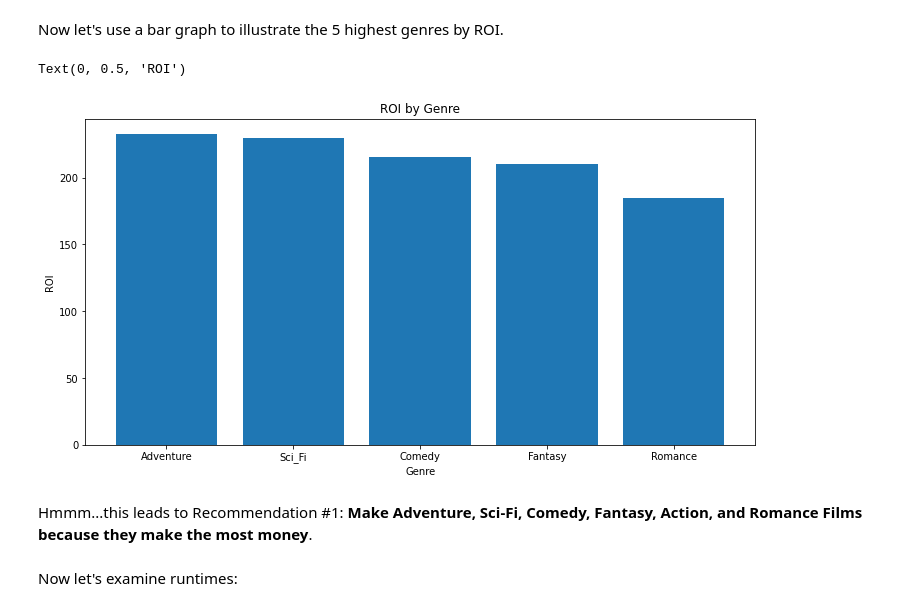
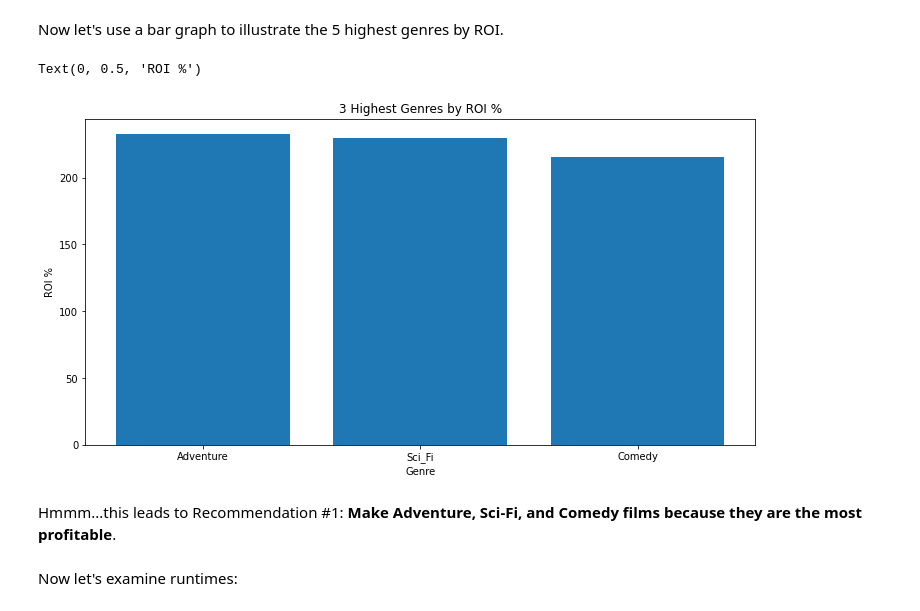
Before and after one commit to icapeli/icapeli-phase_1_project, a Jupyter notebook: phase_1_project.ipynb, the cells around one changed output. Cells and saved outputs as stored; diff of their text form; code cells hidden in the pictures.

```diff
--- a/phase_1_project.ipynb
+++ b/phase_1_project.ipynb
@@ -313,7 +313,7 @@ domestic_genre_cor= {'Adventure': Adventure['worldwide_ROI %'].median(),
            'Fantasy':Fantasy['worldwide_ROI %'].median(),
            'Documentary': Documentary['worldwide_ROI %'].median(),
            'Undetermined':Undetermined['worldwide_ROI %'].median()}
-n=sorted(domestic_genre_cor.items(), key=itemgetter(1),reverse=True)[:5]
+n=sorted(domestic_genre_cor.items(), key=itemgetter(1),reverse=True)[:3]
 top_5_genres_df= pd.DataFrame(n)
 top_5_genres_df.rename( columns={0 :'Genre', 1:'ROI'}, inplace=True )
 # %% [markdown]
@@ -321,17 +321,17 @@ Now let's use a bar graph to illustrate the 5 highest genres by ROI.
 # %%
 fig, ax1 = plt.subplots(ncols=1, figsize=(12,6))
 ax1.bar(
     x=top_5_genres_df['Genre'],
     height=top_5_genres_df['ROI']
 )
-ax1.set_title("ROI by Genre")
+ax1.set_title("3 Highest Genres by ROI %")
 ax1.set_xlabel("Genre")
-ax1.set_ylabel("ROI")
+ax1.set_ylabel("ROI %")
 # %% [output]
-Text(0, 0.5, 'ROI')
+Text(0, 0.5, 'ROI %')
-[figure, old version]
+[figure, new version]
 # %% [markdown]
-Hmmm...this leads to Recommendation #1: **Make Adventure, Sci-Fi, Comedy, Fantasy, Action, and Romance Films because they make the most money**.
+Hmmm...this leads to Recommendation #1: **Make Adventure, Sci-Fi, and Comedy films because they are the most profitable**.
 # %% [markdown]
  Now let's examine runtimes:
 # %% [markdown]
```
Also changed, not shown: parts of 4 cells of this notebook.
